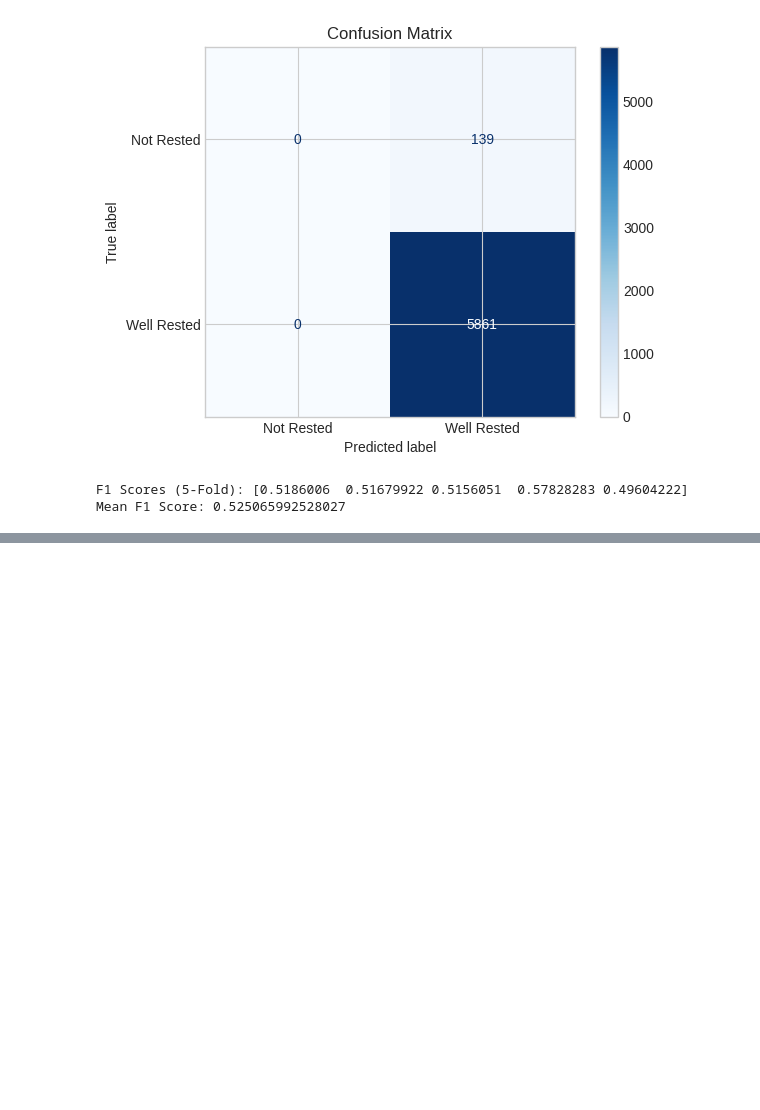
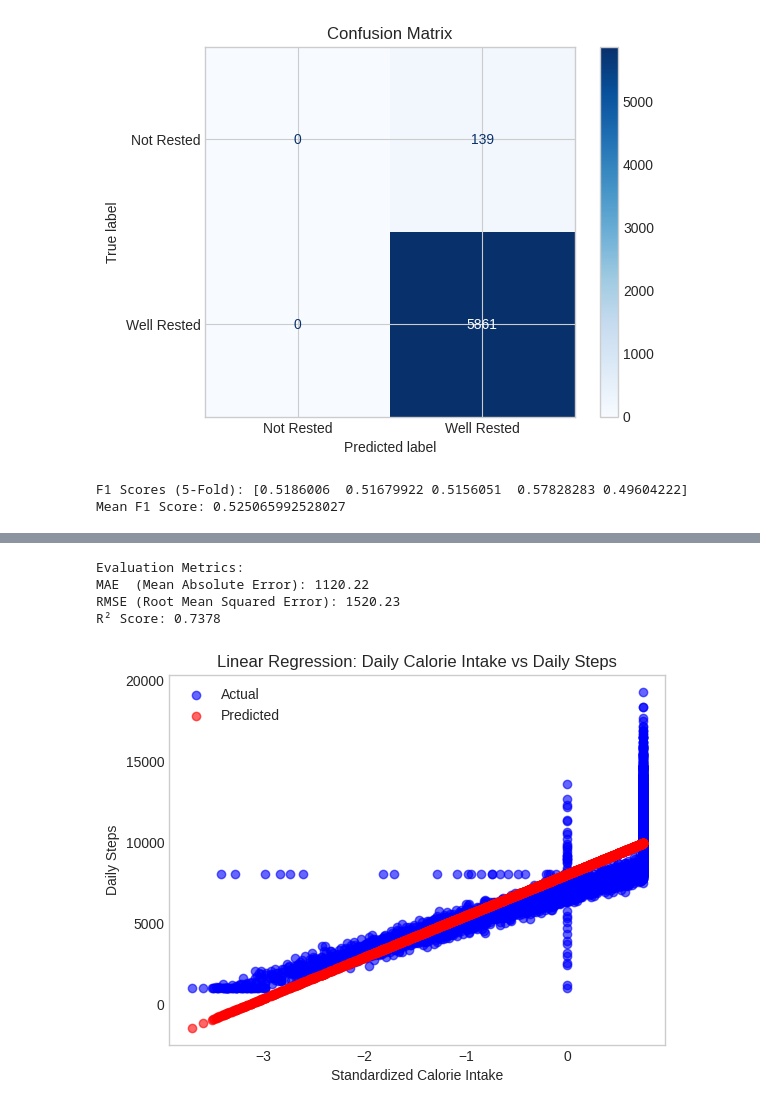
Before and after one commit to Programmer-Develops/HT-Insights, a Jupyter notebook: health_tracker.ipynb, the cells around one changed output, grey strips where cells are left out. Cells and saved outputs as stored; diff of their text form; code cells hidden in the pictures; blank space fills up the shorter version.

```diff
--- a/health_tracker.ipynb
+++ b/health_tracker.ipynb
@@ -725,0 +1277,60 @@ Mean F1 Score: 0.525065992528027
+# %%
+# Exploring Calorie Intake and Daily Steps
+
+import pandas as pd
+from sklearn.model_selection import train_test_split
+from sklearn.linear_model import LinearRegression
+from sklearn.preprocessing import StandardScaler
+from sklearn.metrics import mean_absolute_error, mean_squared_error, r2_score
+import matplotlib.pyplot as plt
+import numpy as np
+
+# Features and target
+X = df[['Daily_Calorie_Intake']].values
+y = df[['Daily_Steps']].values
+
+# Scale features and target
+scaler_x = StandardScaler()
+scaler_y = StandardScaler()
+X_scaled = scaler_x.fit_transform(X)
+y_scaled = scaler_y.fit_transform(y)
+
+# Train-test split
+X_train, X_test, y_train, y_test = train_test_split(X_scaled, y_scaled, test_size=0.2, random_state=42)
+
+# Train Linear Regression model
+model = LinearRegression()
+model.fit(X_train, y_train)
+
+# Predict
+y_pred_scaled = model.predict(X_test)
+
+# Inverse scale
+y_pred = scaler_y.inverse_transform(y_pred_scaled)
+y_true = scaler_y.inverse_transform(y_test)
+
+# Evaluation metrics
+mae = mean_absolute_error(y_true, y_pred)
+rmse = np.sqrt(mean_squared_error(y_true, y_pred))
+r2 = r2_score(y_true, y_pred)
+
+print("Evaluation Metrics:")
+print(f"MAE  (Mean Absolute Error): {mae:.2f}")
+print(f"RMSE (Root Mean Squared Error): {rmse:.2f}")
+print(f"R² Score: {r2:.4f}")
+
+# Plot actual vs predicted
+plt.scatter(X_test, y_true, label="Actual", color='blue', alpha=0.6)
+plt.scatter(X_test, y_pred, label="Predicted", color='red', alpha=0.6)
+plt.title("Linear Regression: Daily Calorie Intake vs Daily Steps")
+plt.xlabel("Standardized Calorie Intake")
+plt.ylabel("Daily Steps")
+plt.legend()
+plt.grid()
+plt.show()
+# %% [output]
+Evaluation Metrics:
+MAE  (Mean Absolute Error): 1120.22
+RMSE (Root Mean Squared Error): 1520.23
+R² Score: 0.7378
+[figure, added]
```
Also changed, not shown: parts of 10 cells of this notebook.
